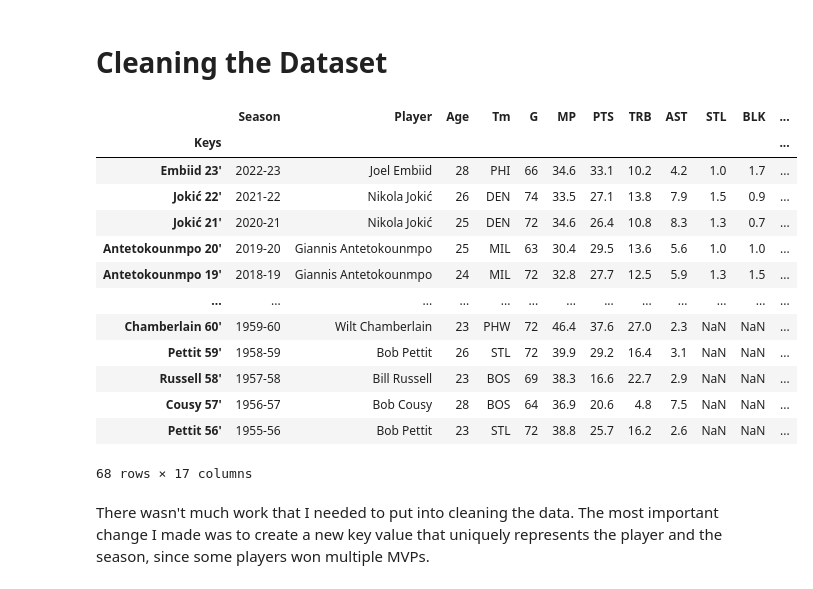
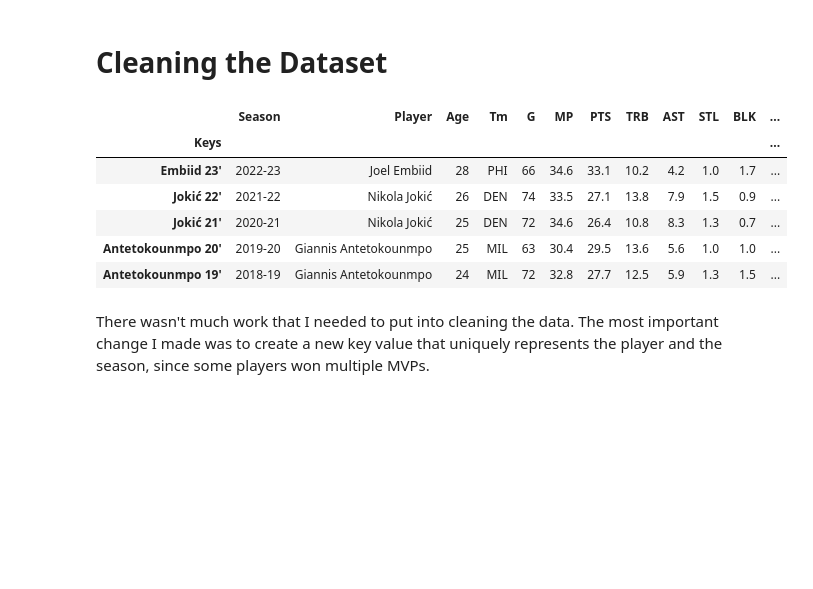
Before and after one commit to BrandonYChan/Data-Visualization-Project, a Jupyter notebook: MVP.ipynb, the cells around one changed output. Drawn from its saved outputs; the diff is of its cells as text; code cells hidden in the pictures; blank space fills up the shorter version.

```diff
--- a/MVP.ipynb
+++ b/MVP.ipynb
@@ -18,33 +18,26 @@ from matplotlib.lines import Line2D
 # %%
 # Import the dataset and skip the first row
 URL="https://raw.githubusercontent.com/BrandonYChan/Data-Visualization-Project/main/MVP.csv"
 MVP= pd.read_csv(URL, skiprows=1, skipfooter=1, engine='python')
 #source: basketballreference.com (Added to our GitHub)
 
 # Remove unnecessary columns
 MVP.drop(columns=['-9999', 'Voting', 'Lg'], inplace=True)
 
 # Regex to split the season into start and end date
 MVP['Keys']=MVP['Player'].str.split(' ', n=1, expand=True).iloc[:,1]
 MVP['Keys']=MVP['Keys'] + ' ' + MVP['Season'].apply(lambda x:x[-2:]) + "'"
 MVP.set_index(MVP['Keys'], inplace=True)
 
-MVP
+MVP.head(5)
 # %% [output]
 |  | Season | Player | Age | Tm | G | MP | PTS | TRB | AST | STL | BLK | ... |
 | Keys |  |  |  |  |  |  |  |  |  |  |  | ... |
 | Embiid 23' | 2022-23 | Joel Embiid | 28 | PHI | 66 | 34.6 | 33.1 | 10.2 | 4.2 | 1.0 | 1.7 | ... |
 | Jokić 22' | 2021-22 | Nikola Jokić | 26 | DEN | 74 | 33.5 | 27.1 | 13.8 | 7.9 | 1.5 | 0.9 | ... |
 | Jokić 21' | 2020-21 | Nikola Jokić | 25 | DEN | 72 | 34.6 | 26.4 | 10.8 | 8.3 | 1.3 | 0.7 | ... |
 | Antetokounmpo 20' | 2019-20 | Giannis Antetokounmpo | 25 | MIL | 63 | 30.4 | 29.5 | 13.6 | 5.6 | 1.0 | 1.0 | ... |
 | Antetokounmpo 19' | 2018-19 | Giannis Antetokounmpo | 24 | MIL | 72 | 32.8 | 27.7 | 12.5 | 5.9 | 1.3 | 1.5 | ... |
-| ... | ... | ... | ... | ... | ... | ... | ... | ... | ... | ... | ... | ... |
-| Chamberlain 60' | 1959-60 | Wilt Chamberlain | 23 | PHW | 72 | 46.4 | 37.6 | 27.0 | 2.3 | NaN | NaN | ... |
-| Pettit 59' | 1958-59 | Bob Pettit | 26 | STL | 72 | 39.9 | 29.2 | 16.4 | 3.1 | NaN | NaN | ... |
-| Russell 58' | 1957-58 | Bill Russell | 23 | BOS | 69 | 38.3 | 16.6 | 22.7 | 2.9 | NaN | NaN | ... |
-| Cousy 57' | 1956-57 | Bob Cousy | 28 | BOS | 64 | 36.9 | 20.6 | 4.8 | 7.5 | NaN | NaN | ... |
-| Pettit 56' | 1955-56 | Bob Pettit | 23 | STL | 72 | 38.8 | 25.7 | 16.2 | 2.6 | NaN | NaN | ... |
-68 rows × 17 columns
 # %% [markdown]
 There wasn't much work that I needed to put into cleaning the data. The most important change I made was to create a new key value that uniquely represents the player and the season, since some players won multiple MVPs.
 # %% [markdown]
```
Also changed, not shown: parts of 6 cells of this notebook.
